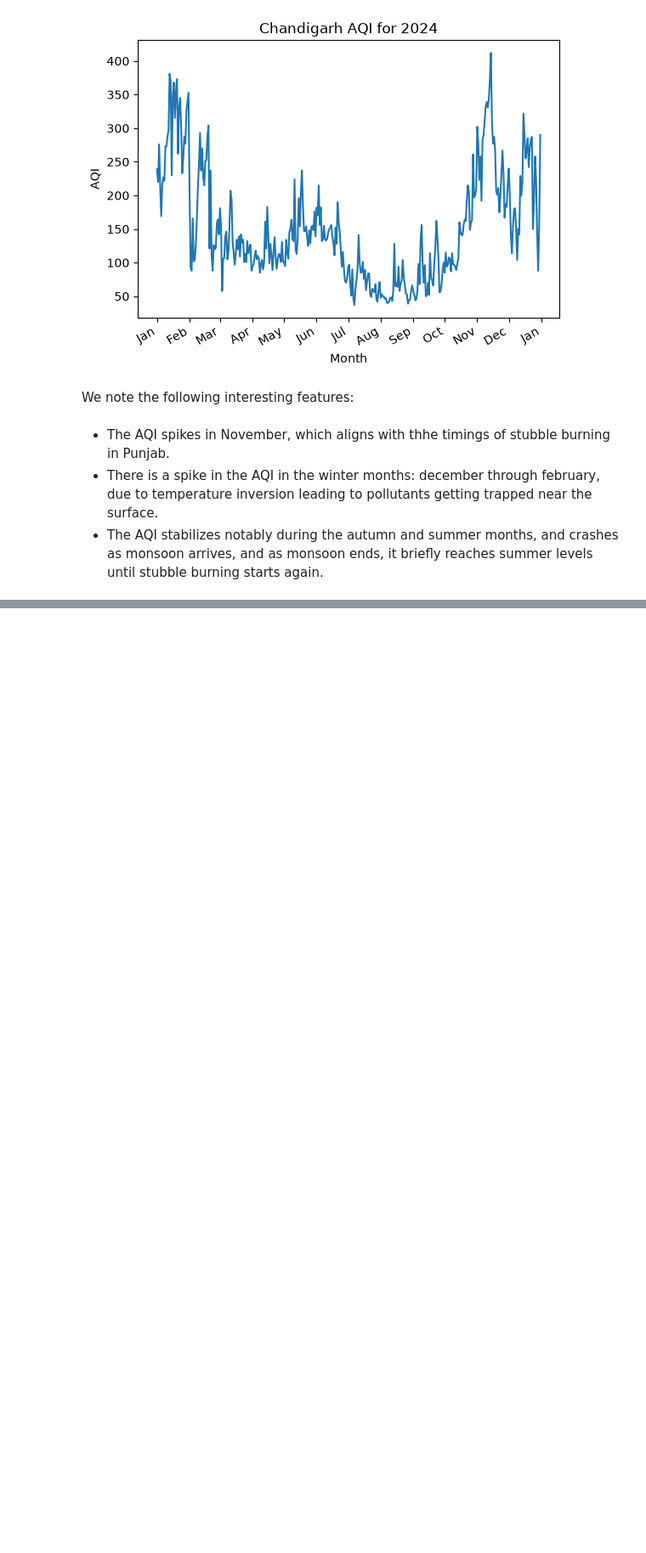
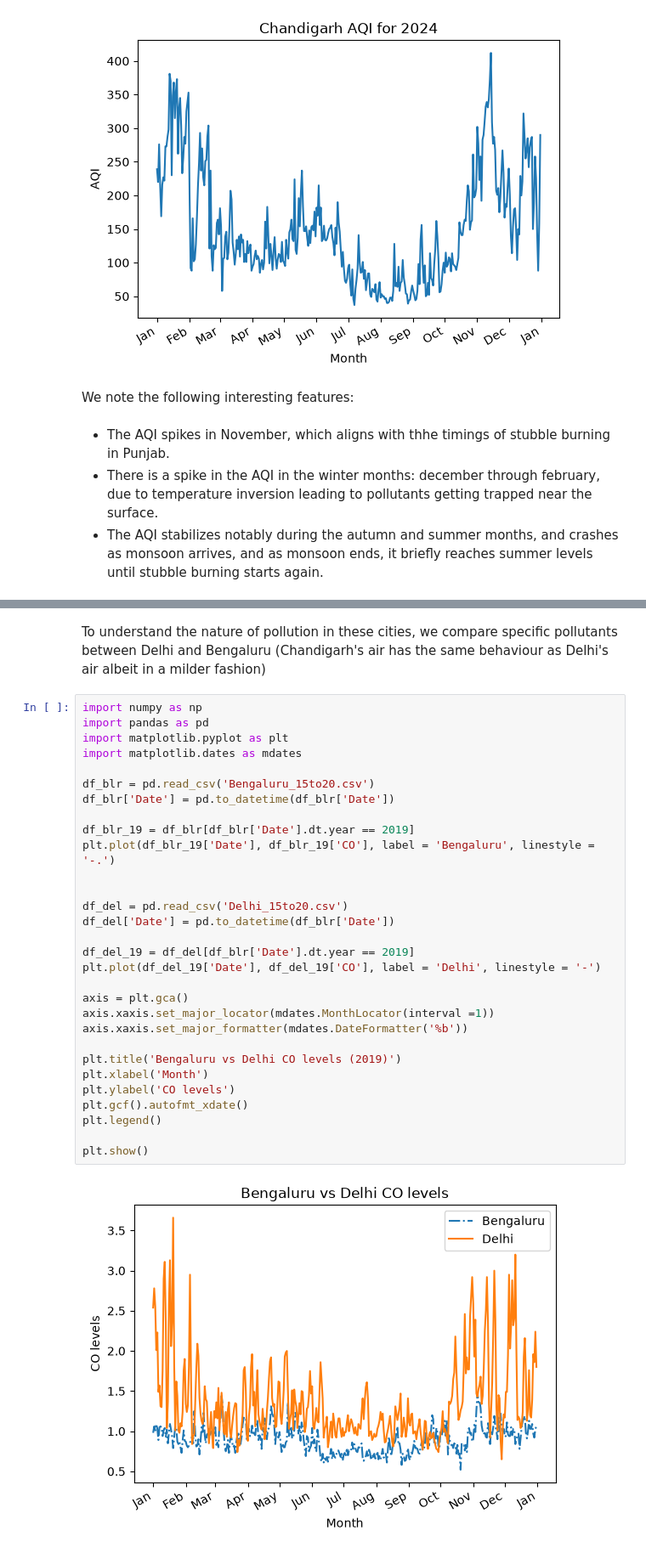
Before and after one commit to nikunj1431/AQIPrediction, a Jupyter notebook: EDA_Notebook.ipynb, the cells around one changed output, grey strips where cells are left out. Shown at 85% size. Drawn from its saved outputs; the diff is of its cells as text; blank space fills up the shorter version.

```diff
--- a/EDA_Notebook.ipynb
+++ b/EDA_Notebook.ipynb
@@ -51,0 +108,34 @@ We note the following interesting features:
+# %% [markdown]
+To understand the nature of pollution in these cities, we compare specific pollutants between Delhi and Bengaluru (Chandigarh's air has the same behaviour as Delhi's air albeit in a milder fashion)
+# %%
+import numpy as np
+import pandas as pd
+import matplotlib.pyplot as plt
+import matplotlib.dates as mdates
+
+df_blr = pd.read_csv('Bengaluru_15to20.csv')
+df_blr['Date'] = pd.to_datetime(df_blr['Date'])
+
+df_blr_19 = df_blr[df_blr['Date'].dt.year == 2019]
+plt.plot(df_blr_19['Date'], df_blr_19['CO'], label = 'Bengaluru', linestyle = '-.')
+
+
+df_del = pd.read_csv('Delhi_15to20.csv')
+df_del['Date'] = pd.to_datetime(df_blr['Date'])
+
+df_del_19 = df_del[df_blr['Date'].dt.year == 2019]
+plt.plot(df_del_19['Date'], df_del_19['CO'], label = 'Delhi', linestyle = '-')
+
+axis = plt.gca()
+axis.xaxis.set_major_locator(mdates.MonthLocator(interval =1))
+axis.xaxis.set_major_formatter(mdates.DateFormatter('%b'))
+
+plt.title('Bengaluru vs Delhi CO levels (2019)')
+plt.xlabel('Month')
+plt.ylabel('CO levels')
+plt.gcf().autofmt_xdate()
+plt.legend()
+
+plt.show()
+# %% [output]
+[figure, added]
```
Also changed, not shown: parts of 10 cells of this notebook, 3 other files.
